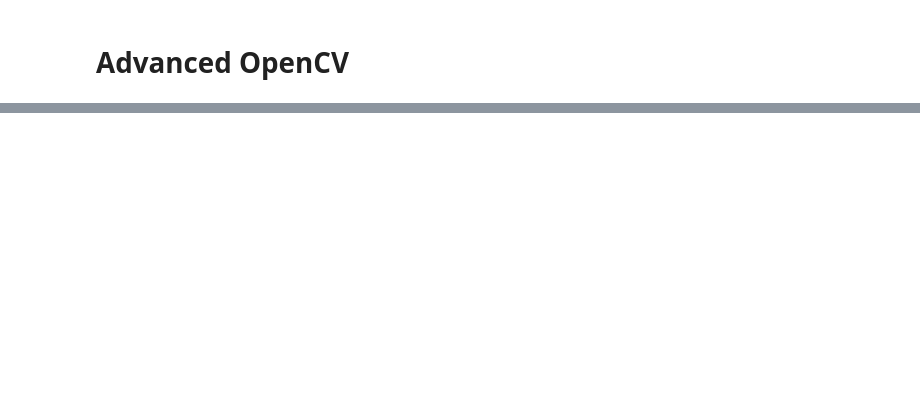
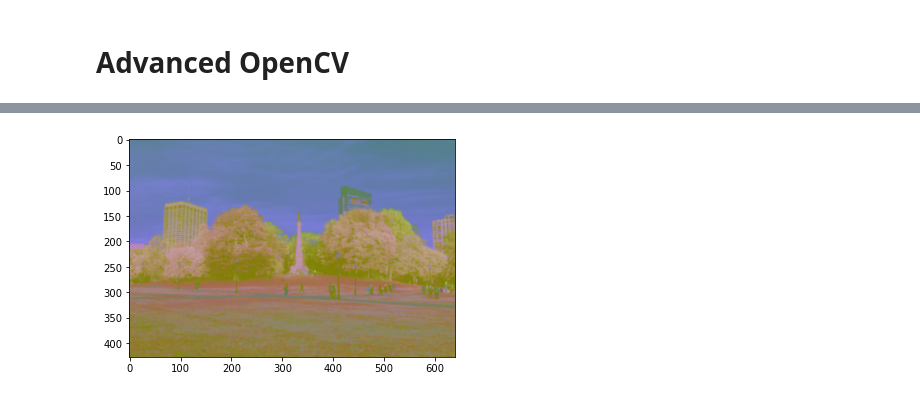
Before and after one commit to ibadrather/ImageProcessing, a Jupyter notebook: 2 OpenCV Advanced.ipynb, the cells around one changed output, grey strips where cells are left out. Cells and saved outputs as stored; diff of their text form; code cells hidden in the pictures; blank space fills up the shorter version.

```diff
--- a/2 OpenCV Advanced.ipynb
+++ b/2 OpenCV Advanced.ipynb
@@ -43,0 +68,6 @@ def display_vid(name):
+# %%
+# BGR to L*a*b
+lab = cv.cvtColor(img, cv.COLOR_BGR2LAB)
+display(lab)
+# %% [output]
+[figure, added]
```
Also changed, not shown: parts of 40 cells of this notebook.
